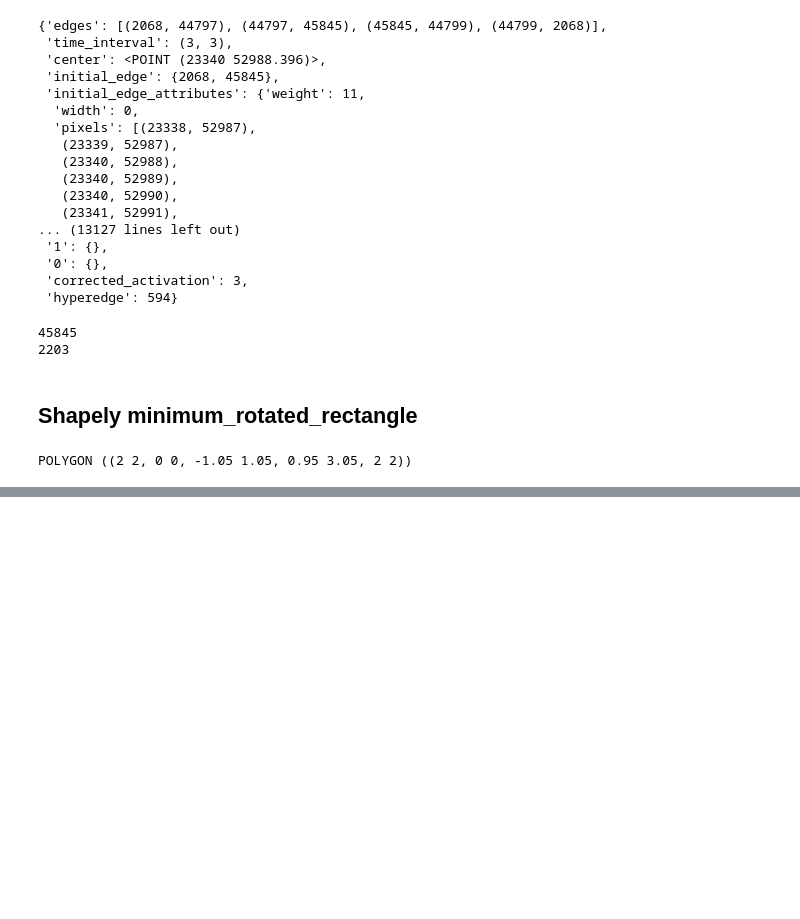
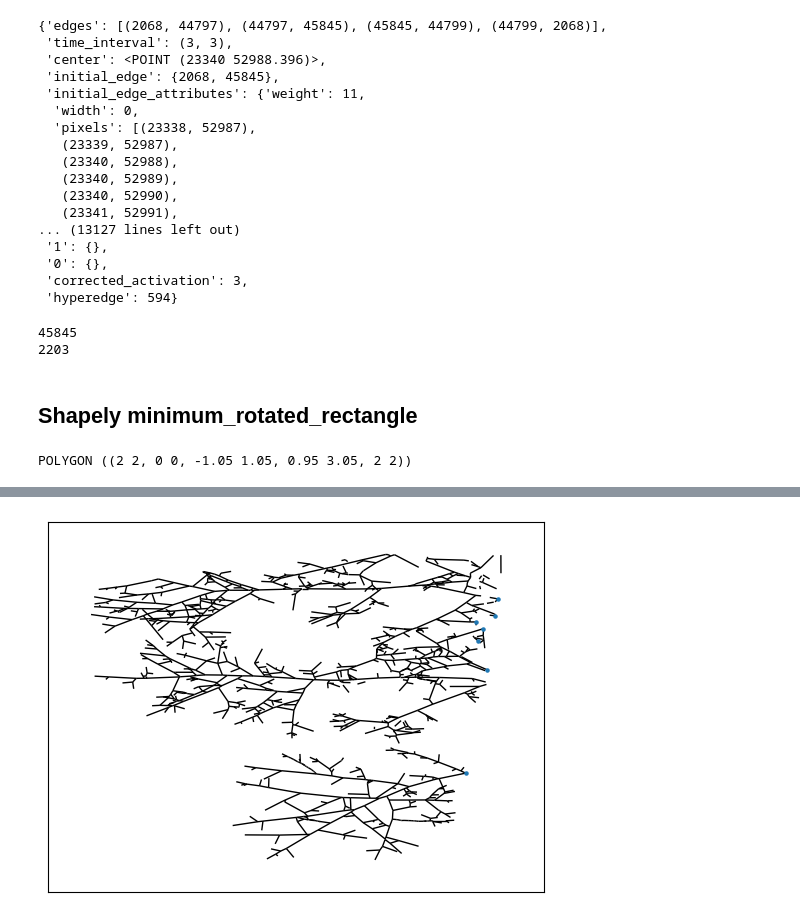
Before and after one commit to amin942001/STHype, a Jupyter notebook: examples/amftrack.ipynb, the cells around one changed output, grey strips where cells are left out. Saved outputs shown, nothing was run; the diff lists cells and outputs as text; code cells hidden in the pictures; blank space fills up the shorter version.

```diff
--- a/examples/amftrack.ipynb
+++ b/examples/amftrack.ipynb
@@ -721,0 +752,13 @@ POLYGON ((2 2, 0 0, -1.05 1.05, 0.95 3.05, 2 2))
+# %%
+nodeset_begin = set()
+nodeset_end = set()
+for node1, node2 in dg.edges:
+    if dg.degree[node1]<=2 and pos[node1][0] > pos[node2][0] and pos[node1][0]>25500:
+        nodeset_begin.add(node1)
+    if dg.degree[node2]==1:
+        nodeset_end.add(node2)
+# %%
+nodelist = list(nodeset_begin)
+draw_networkx(dg, pos, with_labels=False, nodelist=nodelist, arrows=False, node_size=5)
+# %% [output]
+[figure, added]
```
Also changed, not shown: parts of 17 cells of this notebook, 1 other file.
